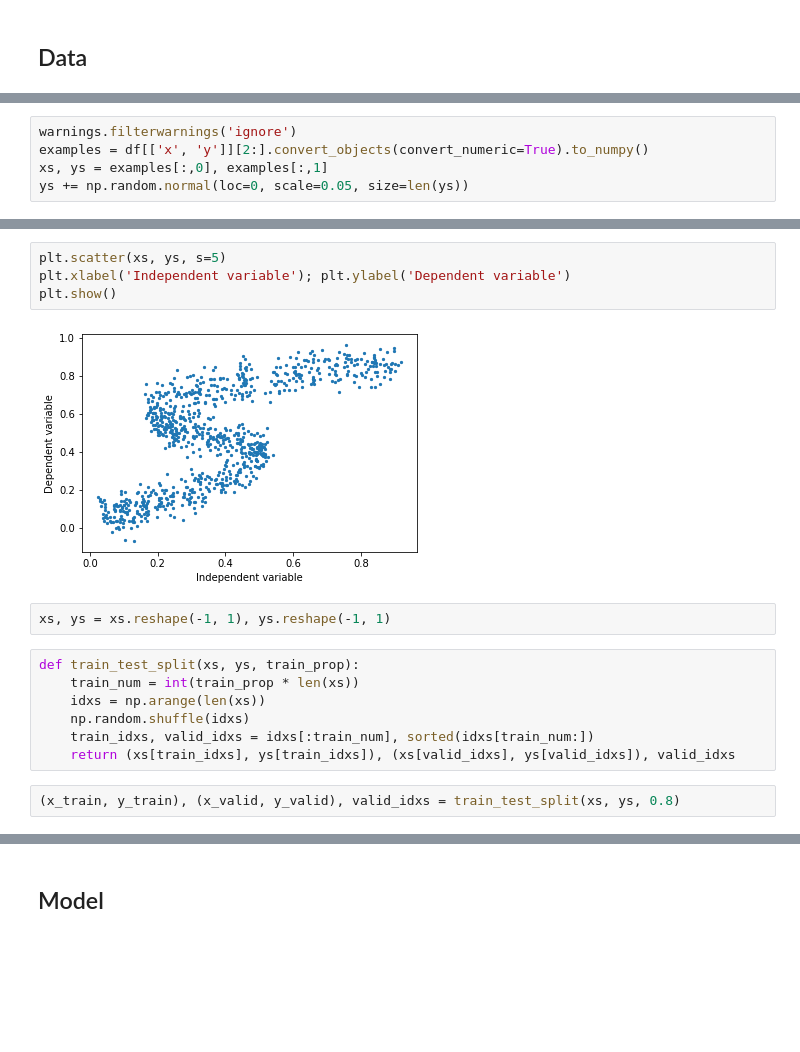
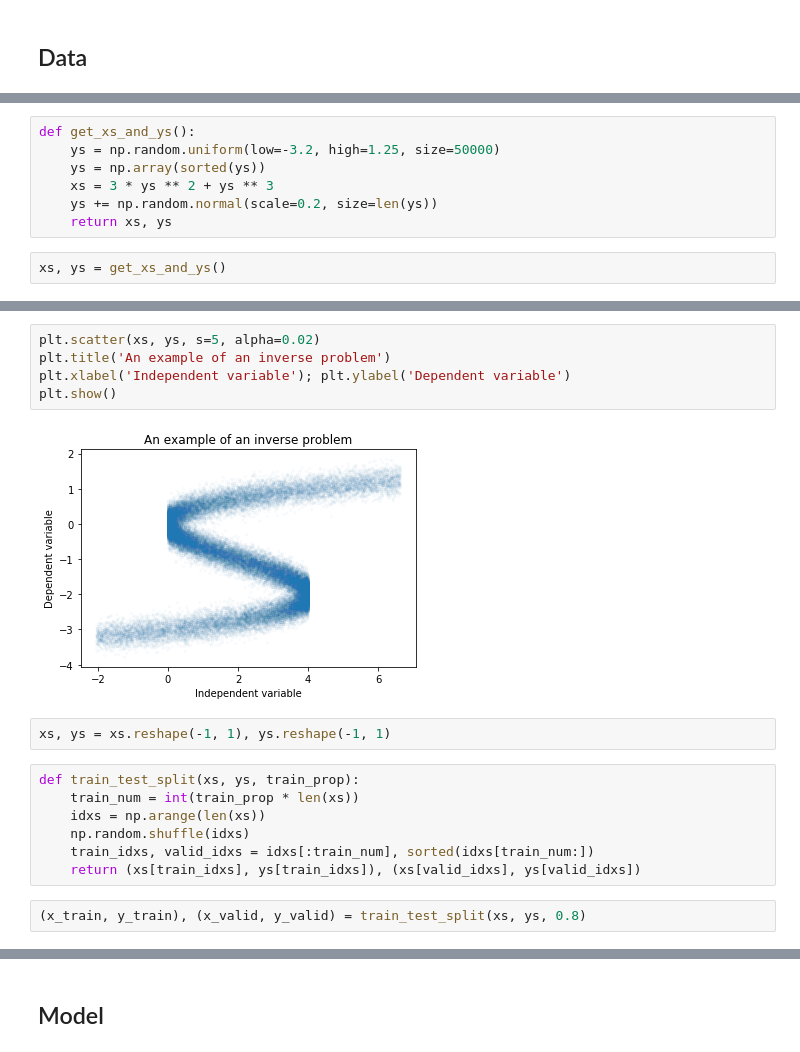
Before and after one commit to zhihanyang2022/bishop1995_notes, a Jupyter notebook: c6_error_functions/conditional_density_estimation_using_gmm_and_nn_demo.ipynb, the cells around one changed output, grey strips where cells are left out. Drawn from its saved outputs; the diff is of its cells as text; blank space fills up the shorter version.

```diff
--- a/c6_error_functions/conditional_density_estimation_using_gmm_and_nn_demo.ipynb
+++ b/c6_error_functions/conditional_density_estimation_using_gmm_and_nn_demo.ipynb
@@ -44,5 +35,0 @@ df.head()
-# %%
-warnings.filterwarnings('ignore')
-examples = df[['x', 'y']][2:].convert_objects(convert_numeric=True).to_numpy()
-xs, ys = examples[:,0], examples[:,1]
-ys += np.random.normal(loc=0, scale=0.05, size=len(ys))
@@ -48,0 +38,9 @@ ys += np.random.normal(loc=0, scale=0.05, size=len(ys))
+# %%
+def get_xs_and_ys():
+    ys = np.random.uniform(low=-3.2, high=1.25, size=50000)
+    ys = np.array(sorted(ys))
+    xs = 3 * ys ** 2 + ys ** 3
+    ys += np.random.normal(scale=0.2, size=len(ys))
+    return xs, ys
+# %%
+xs, ys = get_xs_and_ys()
@@ -49,9 +56,10 @@ ys += np.random.normal(loc=0, scale=0.05, size=len(ys))
 # %%
-plt.scatter(xs, ys, s=5)
+plt.scatter(xs, ys, s=5, alpha=0.02)
+plt.title('An example of an inverse problem')
 plt.xlabel('Independent variable'); plt.ylabel('Dependent variable')
 plt.show()
 # %% [output]
-[figure, old version]
+[figure, new version]
 # %%
 xs, ys = xs.reshape(-1, 1), ys.reshape(-1, 1)
 # %%
@@ -60,6 +68,6 @@ def train_test_split(xs, ys, train_prop):
     idxs = np.arange(len(xs))
     np.random.shuffle(idxs)
     train_idxs, valid_idxs = idxs[:train_num], sorted(idxs[train_num:])
-    return (xs[train_idxs], ys[train_idxs]), (xs[valid_idxs], ys[valid_idxs]), valid_idxs
+    return (xs[train_idxs], ys[train_idxs]), (xs[valid_idxs], ys[valid_idxs])
 # %%
-(x_train, y_train), (x_valid, y_valid), valid_idxs = train_test_split(xs, ys, 0.8)
+(x_train, y_train), (x_valid, y_valid) = train_test_split(xs, ys, 0.8)
```
Also changed, not shown: parts of 22 cells of this notebook, 3 other files.
